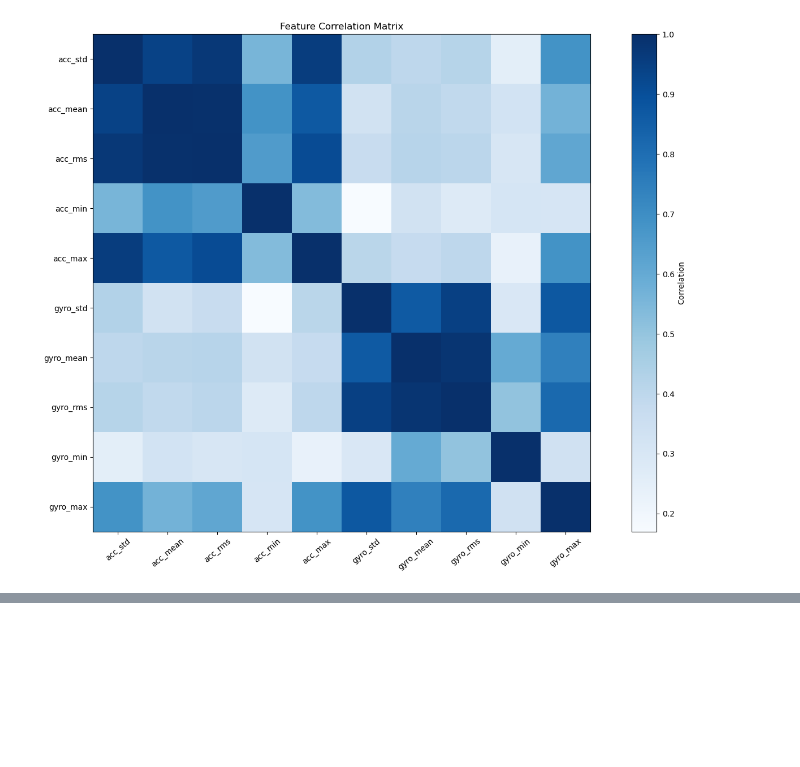
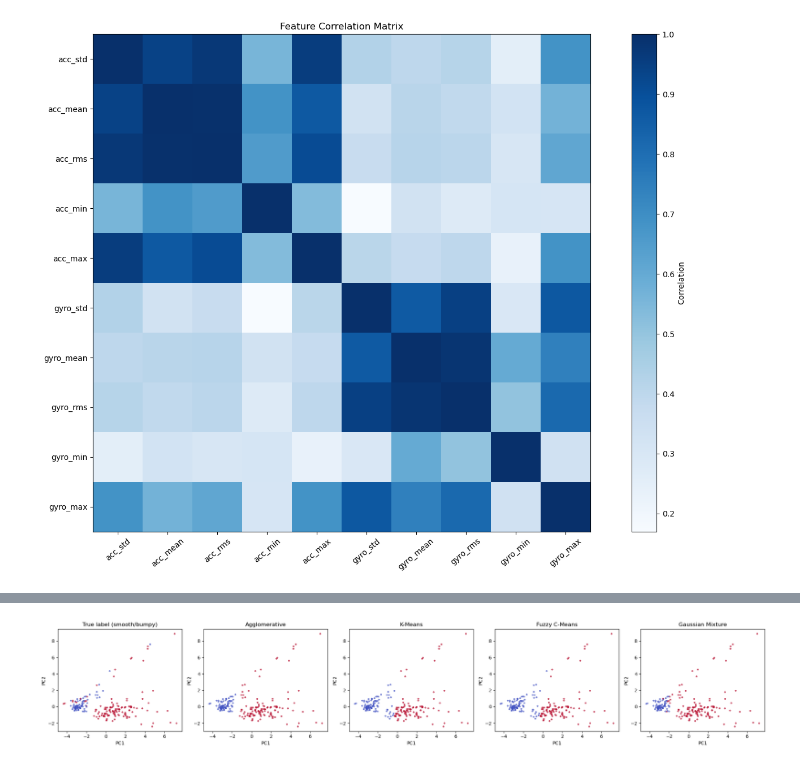
Before and after one commit to HeKaY-boy/bike-lane-quality-assessment, a Jupyter notebook: Main_notebook.ipynb, the cells around one changed output, grey strips where cells are left out. Cells and saved outputs as stored; diff of their text form; code cells hidden in the pictures; blank space fills up the shorter version.

```diff
--- a/Main_notebook.ipynb
+++ b/Main_notebook.ipynb
@@ -295,18 +299,18 @@ plt.show()
 
 fig, axes = plt.subplots(3, 2, figsize=(15, 10))
 
-for i, participent in enumerate(['P1', 'P2', 'P3']):
+for i, participant in enumerate(['P1', 'P2', 'P3']):
 
     for j, label in enumerate(['smooth', 'bumpy']):
 
-        df = merge_recordings[f'{participent}_{label}']
+        df = merge_recordings[f'{participant}_{label}']
         magnitude = np.sqrt(df['gyro_x']**2 + df['gyro_y']**2 + df['gyro_z']**2)
 
         if label == 'smooth':color = 'green'
         else:color = 'red'
 
         axes[i,j].plot(df['seconds_elapsed'], magnitude, color, lw = 0.4)
-        axes[i, j].set_title(f'{participent} - {label}')
+        axes[i, j].set_title(f'{participant} - {label}')
         axes[i, j].set_ylabel('gyro')
         axes[i, j].set_xlabel('time (s)')
 
@@ -515,0 +890,39 @@ plt.show()
+# %%
+import matplotlib.pyplot as plt
+import numpy as np
+
+# Convert the true string labels to 0 (smooth) and 1 (bumpy) for coloring
+y_true_num = [1 if label == 'bumpy' else 0 for label in y_test]
+
+results = [
+    ('Agglomerative', [1 if p == 'bumpy' else 0 for p in y_pred_ag]),
+    ('K-Means', [1 if p == 'bumpy' else 0 for p in y_pred_km]),
+    ('Fuzzy C-Means', [1 if p == 'bumpy' else 0 for p in y_pred_fc]),
+    ('Gaussian Mixture', [1 if p == 'bumpy' else 0 for p in y_pred_gm])
+]
+
+# 3. Select your PCA data (since the splits and PCA settings were identical, any of your test PCAs will work)
+X_pca = X_test_pcakm
+
+# 4. Your plotting code (updated for consistent colors)
+fig, axes = plt.subplots(1, 5, figsize=(22, 4))
+
+# Plot True Labels
+axes[0].scatter(X_pca[:, 0], X_pca[:, 1], c=y_true_num, cmap='coolwarm', s=8, alpha=0.6)
+axes[0].set_title('True label (smooth/bumpy)')
+
+# Plot Predicted Labels
+for ax, (name, labels) in zip(axes[1:], results):
+    # Changed cmap to 'coolwarm' so the colors match the True Label chart exactly
+    ax.scatter(X_pca[:, 0], X_pca[:, 1], c=labels, cmap='coolwarm', s=8, alpha=0.6)
+    ax.set_title(name)
+
+# Apply axes labels
+for ax in axes:
+    ax.set_xlabel('PC1')
+    ax.set_ylabel('PC2')
+
+plt.tight_layout()
+plt.show()
+# %% [output]
+[figure, added]
```
Also changed, not shown: parts of 28 cells of this notebook, 2 other files.
